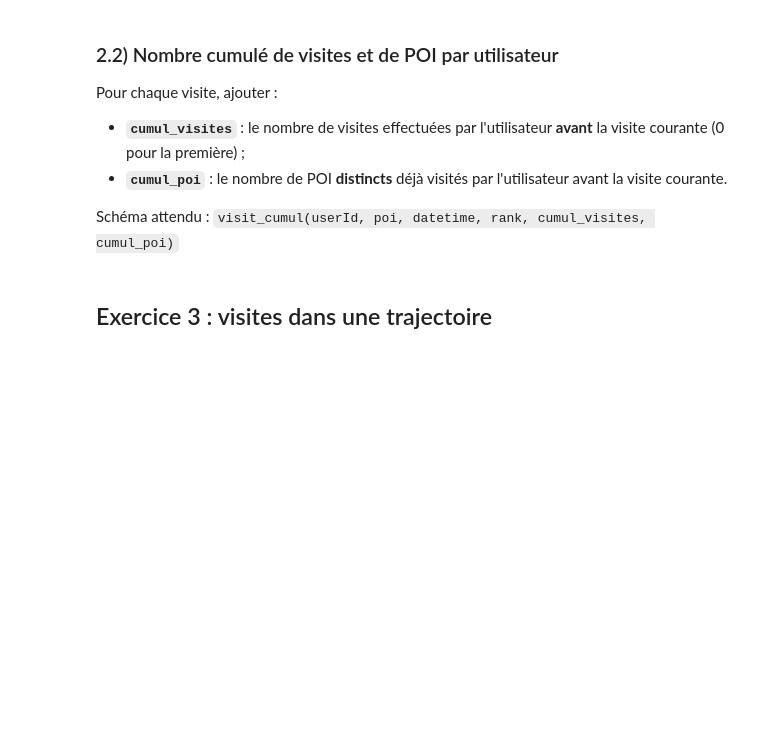
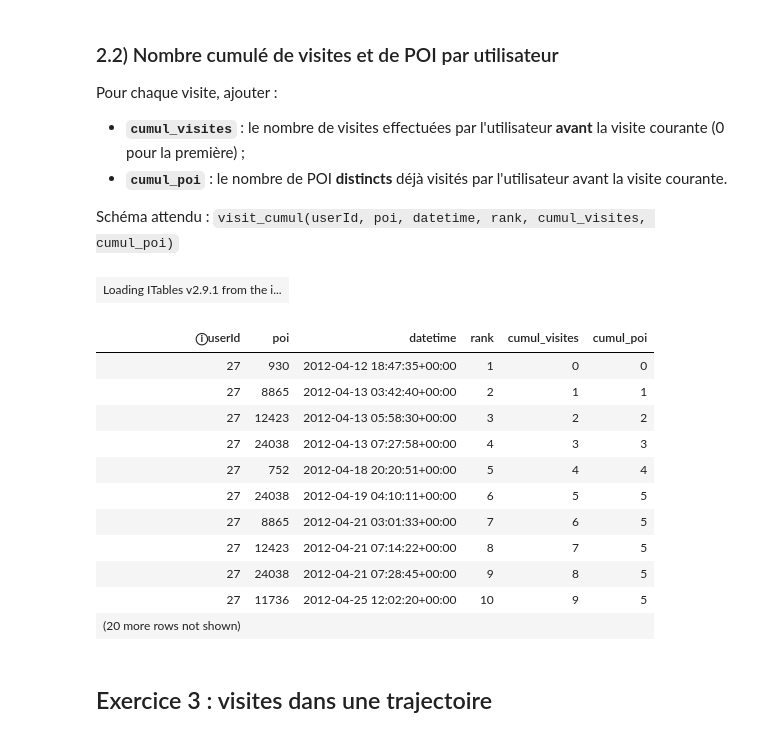
Before and after one commit to cwilson-su/Large-Scale-Data-Analytics-Labs, a Jupyter notebook: LAB2_2026_Fenetres_avec_duckdb.ipynb, the cells around one changed output. Saved outputs shown, nothing was run; the diff lists cells and outputs as text; code cells hidden in the pictures; blank space fills up the shorter version.

```diff
--- a/LAB2_2026_Fenetres_avec_duckdb.ipynb
+++ b/LAB2_2026_Fenetres_avec_duckdb.ipynb
@@ -1245,3 +1265,35 @@ display(visit_cumul)
+# %%
+visit_cumul = db.sql("""
+SELECT
+    v1.userId,
+    v1.poi,
+    v1.datetime,
+    v1.rank,
+    v1.rank - 1 AS cumul_visites,
+    (
+        SELECT COUNT(DISTINCT v2.poi)
+        FROM visit_rank v2
+        WHERE v2.userId = v1.userId
+          AND v2.rank < v1.rank
+    ) AS cumul_poi
+FROM visit_rank v1
+""")
+
+display(visit_cumul)
+# %% [output]
+| Loading ITables v2.9.1 from the i... |
+| ⓘuserId | poi | datetime | rank | cumul_visites | cumul_poi |
+| 27 | 930 | 2012-04-12 18:47:35+00:00 | 1 | 0 | 0 |
+| 27 | 8865 | 2012-04-13 03:42:40+00:00 | 2 | 1 | 1 |
+| 27 | 12423 | 2012-04-13 05:58:30+00:00 | 3 | 2 | 2 |
+| 27 | 24038 | 2012-04-13 07:27:58+00:00 | 4 | 3 | 3 |
+| 27 | 752 | 2012-04-18 20:20:51+00:00 | 5 | 4 | 4 |
+| 27 | 24038 | 2012-04-19 04:10:11+00:00 | 6 | 5 | 5 |
+| 27 | 8865 | 2012-04-21 03:01:33+00:00 | 7 | 6 | 5 |
+| 27 | 12423 | 2012-04-21 07:14:22+00:00 | 8 | 7 | 5 |
+| 27 | 24038 | 2012-04-21 07:28:45+00:00 | 9 | 8 | 5 |
+| 27 | 11736 | 2012-04-25 12:02:20+00:00 | 10 | 9 | 5 |
+| (20 more rows not shown) |  |  |  |  |  |
 # %% [markdown]
 ## Exercice 3 : visites dans une trajectoire
 # %% [markdown]
```
Also changed, not shown: parts of 3 cells of this notebook.
